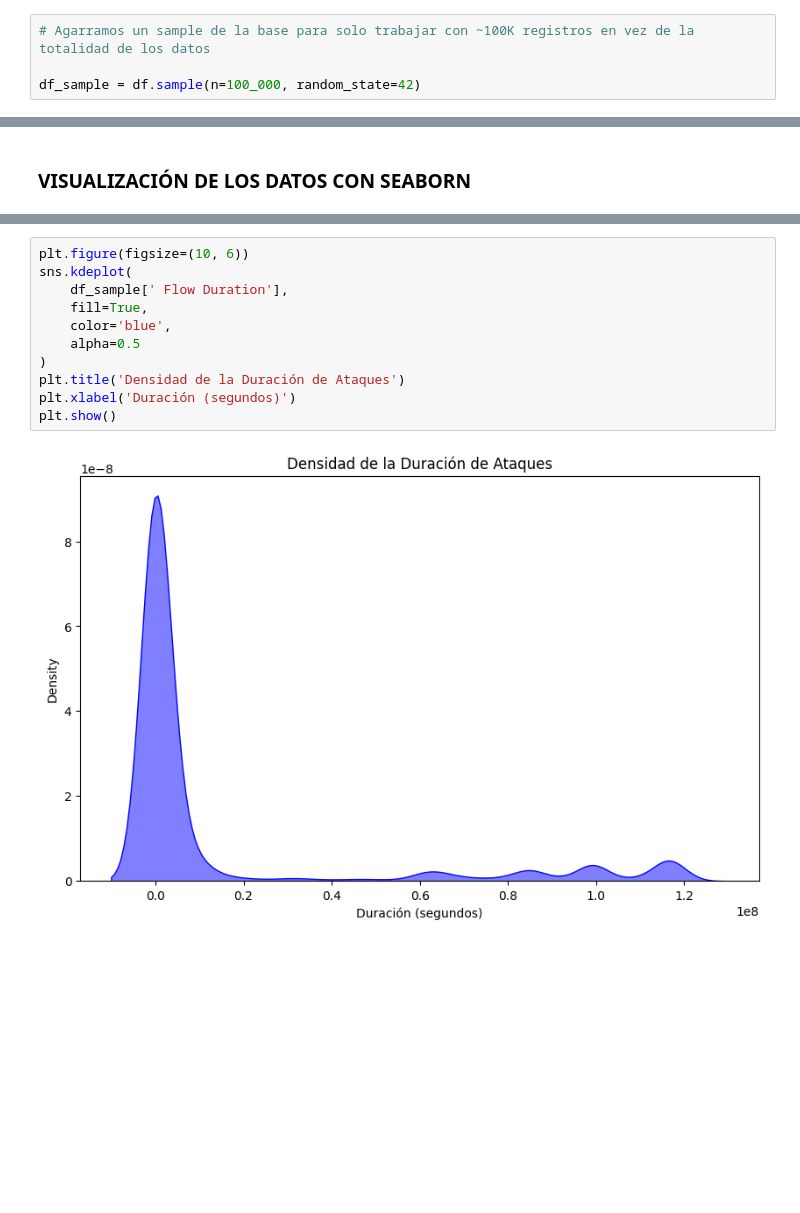
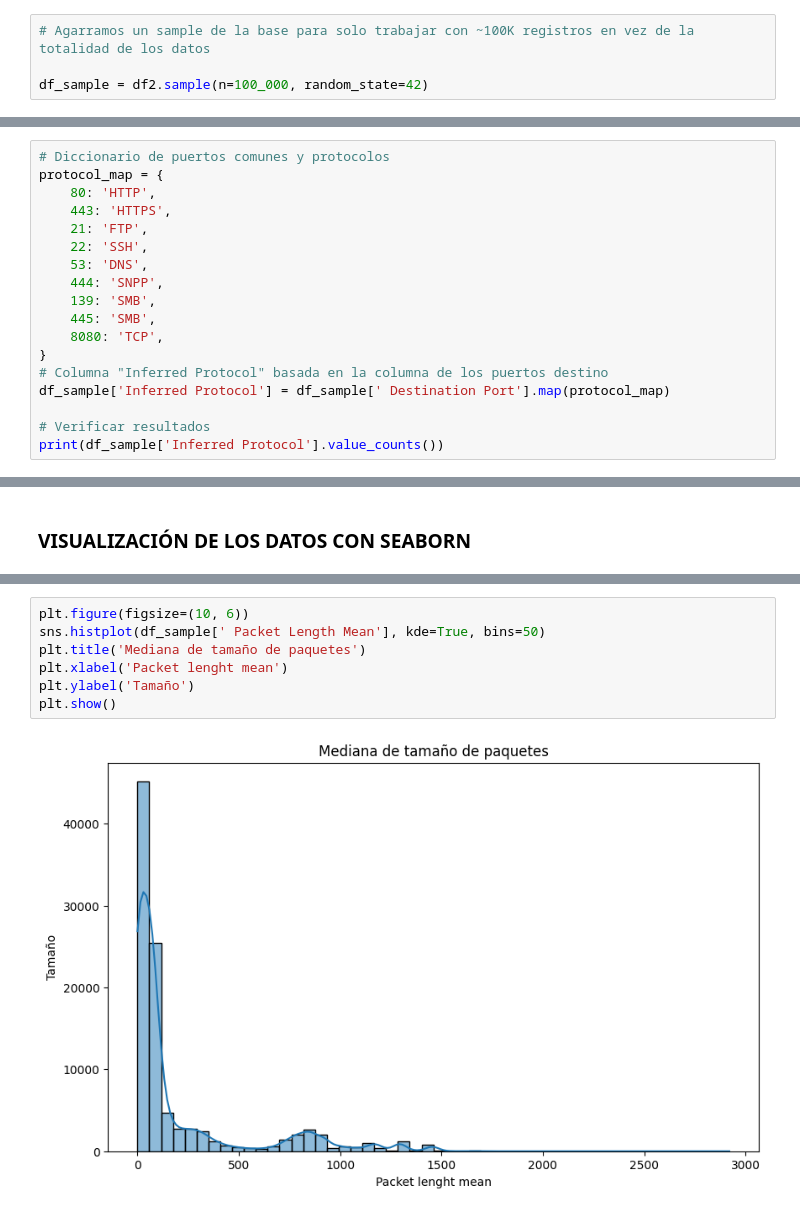
Before and after one commit to Rocpa/CICIDS2K17_RandomForest, a Jupyter notebook: eda.ipynb, the cells around one changed output, grey strips where cells are left out. Cells and saved outputs as stored; diff of their text form; blank space fills up the shorter version.

```diff
--- a/eda.ipynb
+++ b/eda.ipynb
@@ -9,4 +9,4 @@ df = pd.read_csv('../data/allinone.csv')
 # %%
 # Agarramos un sample de la base para solo trabajar con ~100K registros en vez de la totalidad de los datos
 
-df_sample = df.sample(n=100_000, random_state=42)
+df_sample = df2.sample(n=100_000, random_state=42)
@@ -50,0 +63,18 @@ df_sample.describe(include='all')
+# %%
+# Diccionario de puertos comunes y protocolos
+protocol_map = {
+    80: 'HTTP',
+    443: 'HTTPS',
+    21: 'FTP',
+    22: 'SSH',
+    53: 'DNS',
+    444: 'SNPP',
+    139: 'SMB',
+    445: 'SMB',
+    8080: 'TCP',
+}
+# Columna "Inferred Protocol" basada en la columna de los puertos destino
+df_sample['Inferred Protocol'] = df_sample[' Destination Port'].map(protocol_map)
+
+# Verificar resultados
+print(df_sample['Inferred Protocol'].value_counts())
@@ -102,13 +142,9 @@ plt.show()
 # %%
 plt.figure(figsize=(10, 6))
-sns.kdeplot(
-    df_sample[' Flow Duration'],
-    fill=True,
-    color='blue',
-    alpha=0.5
-)
-plt.title('Densidad de la Duración de Ataques')
-plt.xlabel('Duración (segundos)')
+sns.histplot(df_sample[' Packet Length Mean'], kde=True, bins=50)
+plt.title('Mediana de tamaño de paquetes')
+plt.xlabel('Packet lenght mean')
+plt.ylabel('Tamaño')
 plt.show()
 # %% [output]
-[figure, old version]
+[figure, new version]
```
Also changed, not shown: parts of 20 cells of this notebook, 3 other files.
